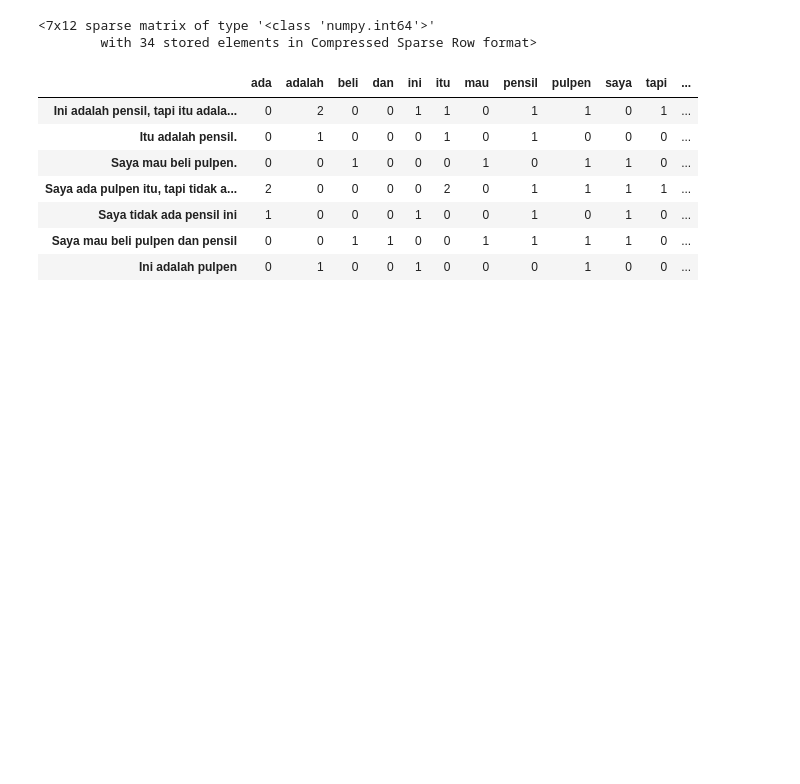
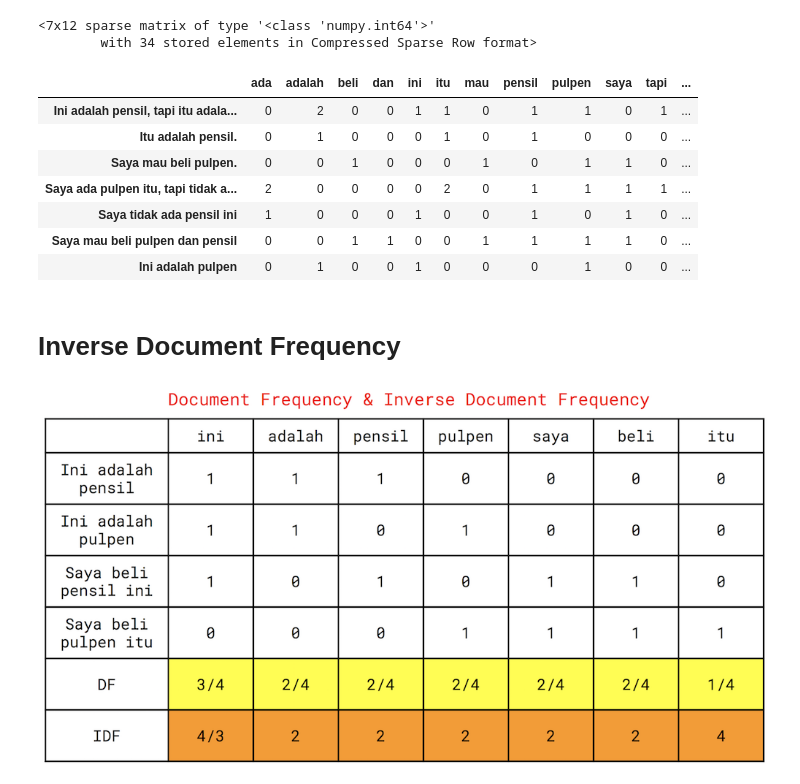
Before and after one commit to FransiscoReadyPermana/unstructured_data, a Jupyter notebook: 12 - Text Data/Part 2 - BoW and TFIDF.ipynb, the cells around one changed output. Drawn from its saved outputs; the diff is of its cells as text; code cells hidden in the pictures; blank space fills up the shorter version.

```diff
--- a/12 - Text Data/Part 2 - BoW and TFIDF.ipynb
+++ b/12 - Text Data/Part 2 - BoW and TFIDF.ipynb
@@ -41,3 +41,9 @@ df
 | Saya tidak ada pensil ini | 1 | 0 | 0 | 0 | 1 | 0 | 0 | 1 | 0 | 1 | 0 | ... |
 | Saya mau beli pulpen dan pensil | 0 | 0 | 1 | 1 | 0 | 0 | 1 | 1 | 1 | 1 | 0 | ... |
 | Ini adalah pulpen | 0 | 1 | 0 | 0 | 1 | 0 | 0 | 0 | 1 | 0 | 0 | ... |
+# %% [markdown]
+# Inverse Document Frequency
+# %%
+illustration.inverse_df
+# %% [output]
+[figure, added]
```
Also changed, not shown: parts of 1 cell of this notebook, 3 other files.
